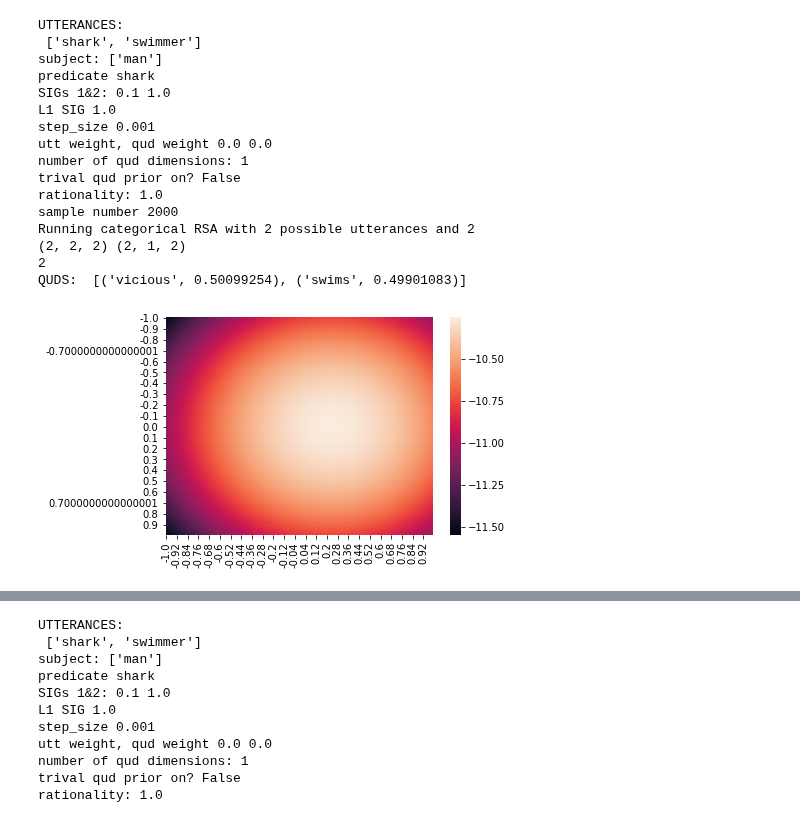
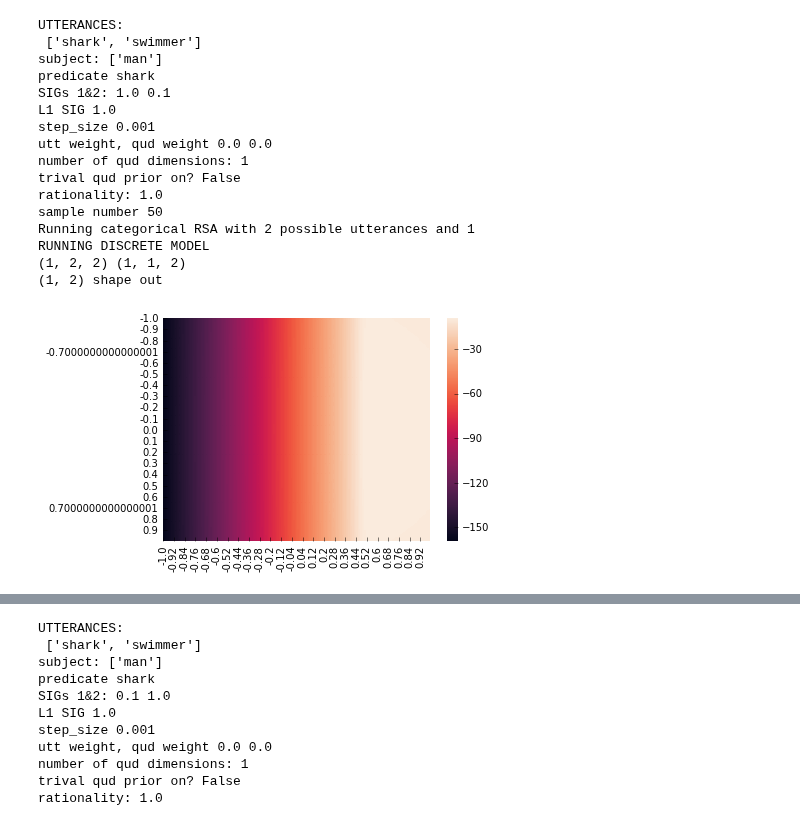
Before and after one commit to reubenharry/Distributional-RSA, a Jupyter notebook: minimal_case.ipynb, the cells around one changed output, grey strips where cells are left out. Cells and saved outputs as stored; diff of their text form; code cells hidden in the pictures.

```diff
--- a/minimal_case.ipynb
+++ b/minimal_case.ipynb
@@ -8,6 +8,6 @@ from dist_rsa.models.debugging.l1_discrete import l1_model
 %matplotlib inline
 # %%
-def titrate(size,amount,l1_sig1,subj, quds,only_trivial,pred,just_s1,possible_utterances,discrete=True,just_l0=False,sig1=0.1,sig2=0.1,variational=False,step_size=1e-3):
+def titrate(size,amount,l1_sig1,subj, quds,only_trivial,pred,just_s1,possible_utterances,discrete=True,just_l0=False,sig1=0.1,sig2=0.1,variational=False,step_size=1e-3,mixture_variational=False):
     results = l1_model(subj=subj,
                              pred=pred,
                              sig1=sig1,
@@ -20,8 +20,9 @@ def titrate(size,amount,l1_sig1,subj, quds,only_trivial,pred,just_s1,possible_ut
                              just_l0=just_l0,
                              possible_utterances=possible_utterances,
                              discrete=discrete,
-                             variational=variational,
-                             step_size=step_size
+                             variational=True,
+                             step_size=step_size,
+                             mixture_variational=mixture_variational,
                             )
 
 
@@ -37,9 +38,9 @@ def titrate(size,amount,l1_sig1,subj, quds,only_trivial,pred,just_s1,possible_ut
 
 #     return None
 
-    if discrete:
-        if not just_s1:
-            print("QUDS: ", list(zip(quds,np.exp(results[-1]))))
+    if discrete or mixture_variational:
+#         if not just_s1:
+#             print("QUDS: ", list(zip(quds,np.exp(results[-1]))))
         hm = pnd.DataFrame((results[0]),columns=np.arange(-size,size)*amount,index=np.arange(-size,size)*amount)
 #         print(hm)
 
@@ -73,21 +95,21 @@ QUDS:  [('vicious', 0.69409025), ('swims', 0.30591202)]
 # %%
-titrate(size=100,amount=0.01,l1_sig1=1.0,subj="man",quds=['vicious',"swims"],possible_utterances=["shark","swimmer"],pred='shark',only_trivial=False,just_s1=False,just_l0=False,sig1=0.1,sig2=1.0)
+titrate(size=100,amount=0.01,l1_sig1=1.0,subj="man",quds=['vicious'],possible_utterances=["shark","swimmer"],pred='shark',only_trivial=False,just_s1=False,just_l0=False,sig1=1.0,sig2=0.1,mixture_variational=False)
 # %% [output]
 UTTERANCES:
  ['shark', 'swimmer']
 subject: ['man']
 predicate shark
-SIGs 1&2: 0.1 1.0
+SIGs 1&2: 1.0 0.1
 L1 SIG 1.0
 step_size 0.001
 utt weight, qud weight 0.0 0.0
 number of qud dimensions: 1
 trival qud prior on? False
 rationality: 1.0
-sample number 2000
-Running categorical RSA with 2 possible utterances and 2
-(2, 2, 2) (2, 1, 2)
-2
-QUDS:  [('vicious', 0.50099254), ('swims', 0.49901083)]
+sample number 50
+Running categorical RSA with 2 possible utterances and 1
+RUNNING DISCRETE MODEL
+(1, 2, 2) (1, 1, 2)
+(1, 2) shape out
-[figure, old version]
+[figure, new version]
 # %%
```
Also changed, not shown: parts of 5 cells of this notebook, 7 other files.
